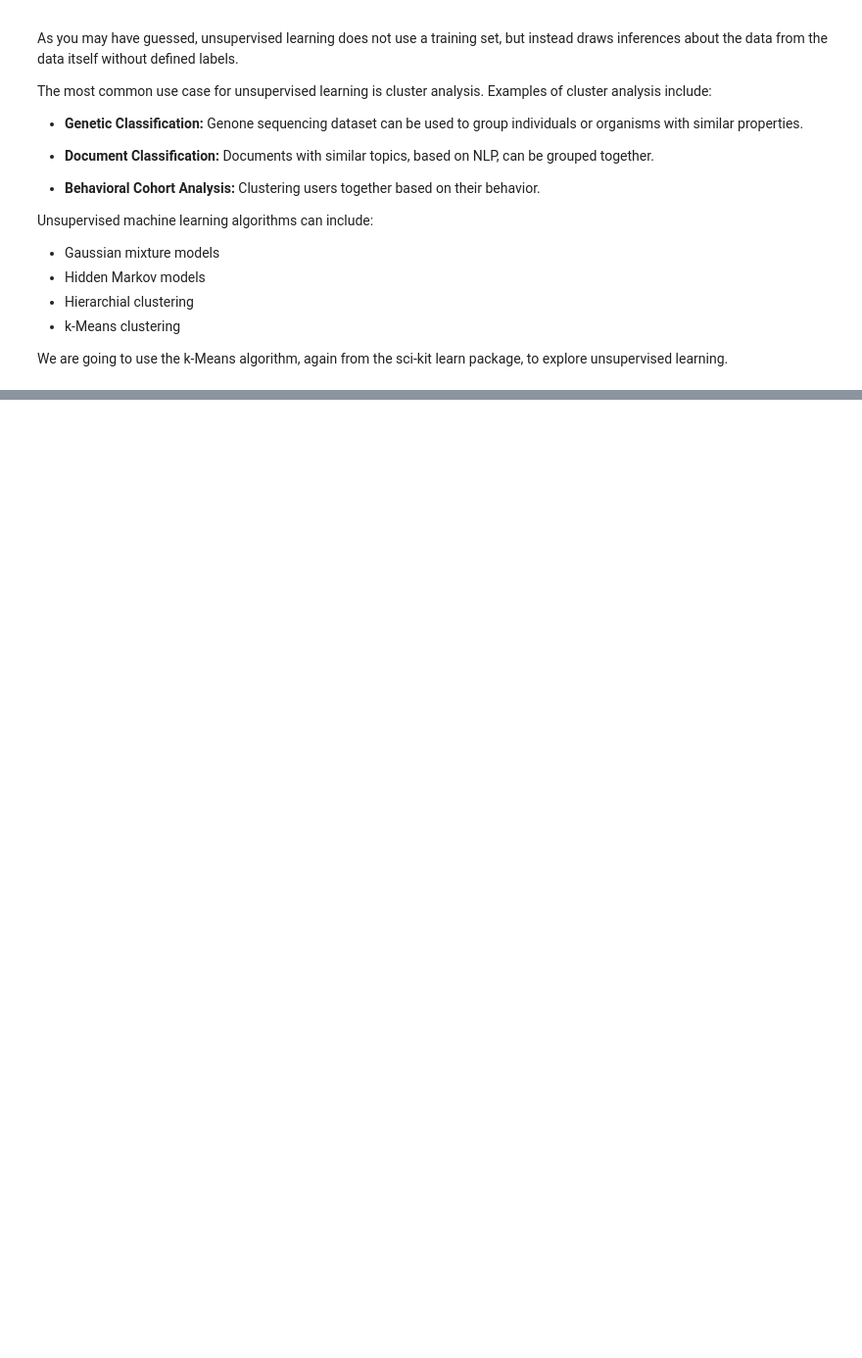
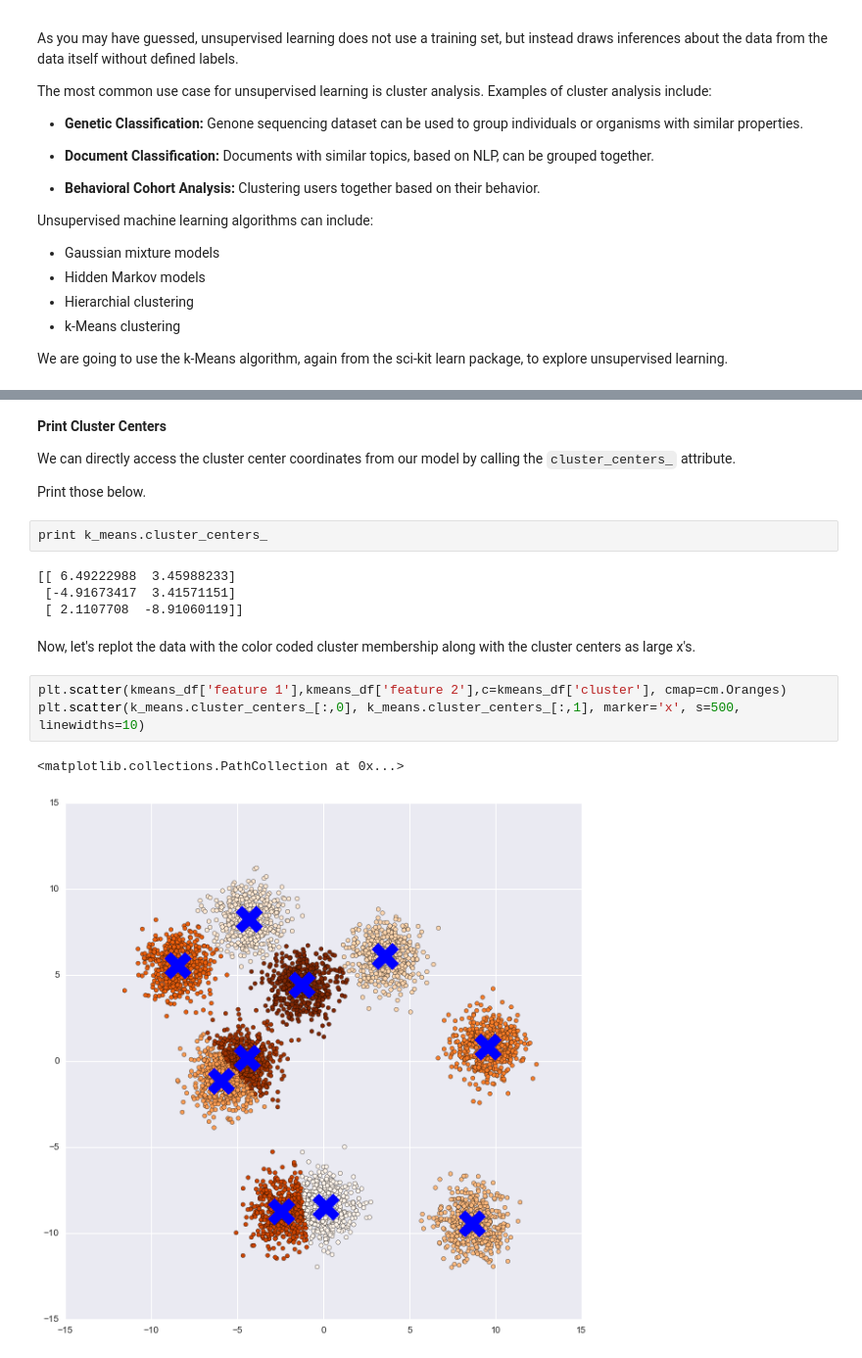
Before and after one commit to azbones/big_data, a Jupyter notebook: week_5/Week 5- Machine Learning.ipynb, the cells around one changed output, grey strips where cells are left out. Shown at 98% size. Drawn from its saved outputs; the diff is of its cells as text; blank space fills up the shorter version.

```diff
--- a/week_5/Week 5- Machine Learning.ipynb
+++ b/week_5/Week 5- Machine Learning.ipynb
@@ -275,0 +343,20 @@ We are going to use the k-Means algorithm, again from the sci-kit learn package,
+# %% [markdown]
+**Print Cluster Centers**
+
+We can directly access the cluster center coordinates from our model by calling the <code>cluster\_centers\_</code> attribute.
+
+Print those below.
+# %%
+print k_means.cluster_centers_
+# %% [output]
+[[ 6.49222988  3.45988233]
+ [-4.91673417  3.41571151]
+ [ 2.1107708  -8.91060119]]
+# %% [markdown]
+Now, let's replot the data with the color coded cluster membership along with the cluster centers as large x's.
+# %%
+plt.scatter(kmeans_df['feature 1'],kmeans_df['feature 2'],c=kmeans_df['cluster'], cmap=cm.Oranges)
+plt.scatter(k_means.cluster_centers_[:,0], k_means.cluster_centers_[:,1], marker='x', s=500, linewidths=10)
+# %% [output]
+<matplotlib.collections.PathCollection at 0x...>
+[figure, added]
```
Also changed, not shown: parts of 20 cells of this notebook, 1 other file.
